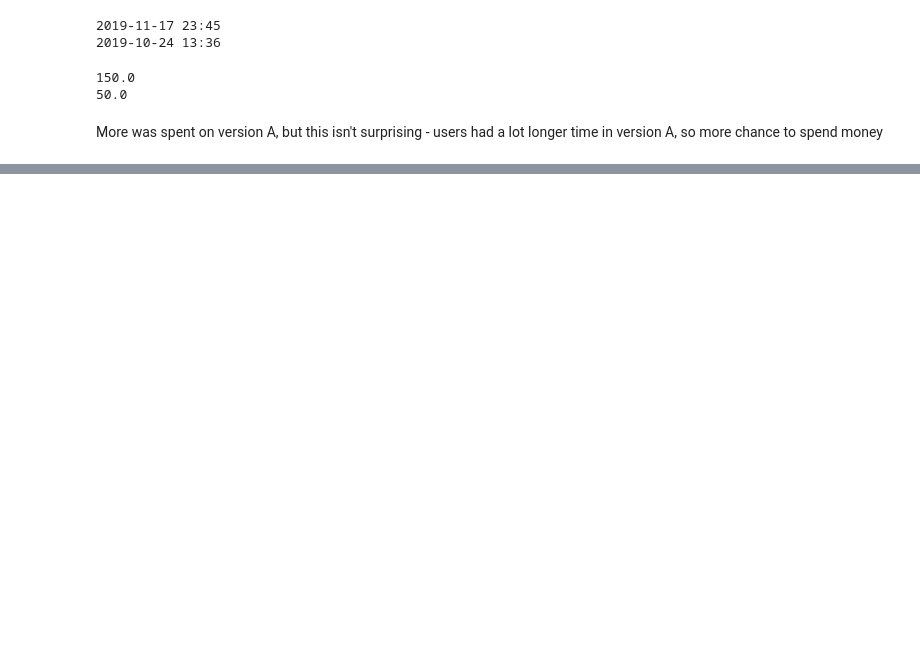
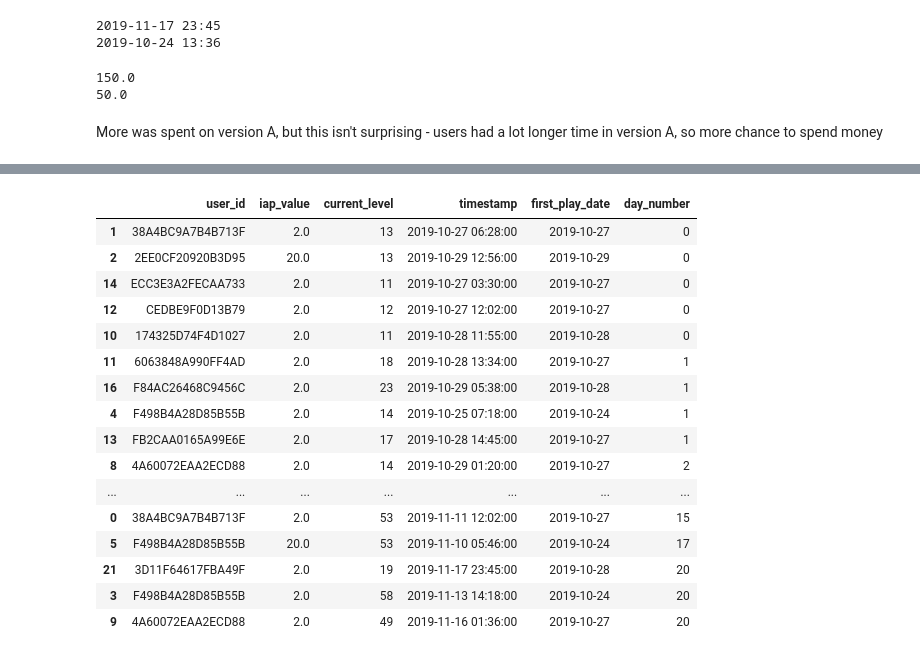
Before and after one commit to tke2101/game-analysis, a Jupyter notebook: Game Analysis.ipynb, the cells around one changed output, grey strips where cells are left out. Cells and saved outputs as stored; diff of their text form; code cells hidden in the pictures; blank space fills up the shorter version.

```diff
--- a/Game Analysis.ipynb
+++ b/Game Analysis.ipynb
@@ -448,0 +658,20 @@ More was spent on version A, but this isn't surprising - users had a lot longer
+# %%
+payments_A.sort_values(by='day_number')
+# %% [output]
+|  | user_id | iap_value | current_level | timestamp | first_play_date | day_number |
+| 1 | 38A4BC9A7B4B713F | 2.0 | 13 | 2019-10-27 06:28:00 | 2019-10-27 | 0 |
+| 2 | 2EE0CF20920B3D95 | 20.0 | 13 | 2019-10-29 12:56:00 | 2019-10-29 | 0 |
+| 14 | ECC3E3A2FECAA733 | 2.0 | 11 | 2019-10-27 03:30:00 | 2019-10-27 | 0 |
+| 12 | CEDBE9F0D13B79 | 2.0 | 12 | 2019-10-27 12:02:00 | 2019-10-27 | 0 |
+| 10 | 174325D74F4D1027 | 2.0 | 11 | 2019-10-28 11:55:00 | 2019-10-28 | 0 |
+| 11 | 6063848A990FF4AD | 2.0 | 18 | 2019-10-28 13:34:00 | 2019-10-27 | 1 |
+| 16 | F84AC26468C9456C | 2.0 | 23 | 2019-10-29 05:38:00 | 2019-10-28 | 1 |
+| 4 | F498B4A28D85B55B | 2.0 | 14 | 2019-10-25 07:18:00 | 2019-10-24 | 1 |
+| 13 | FB2CAA0165A99E6E | 2.0 | 17 | 2019-10-28 14:45:00 | 2019-10-27 | 1 |
+| 8 | 4A60072EAA2ECD88 | 2.0 | 14 | 2019-10-29 01:20:00 | 2019-10-27 | 2 |
+| ... | ... | ... | ... | ... | ... | ... |
+| 0 | 38A4BC9A7B4B713F | 2.0 | 53 | 2019-11-11 12:02:00 | 2019-10-27 | 15 |
+| 5 | F498B4A28D85B55B | 20.0 | 53 | 2019-11-10 05:46:00 | 2019-10-24 | 17 |
+| 21 | 3D11F64617FBA49F | 2.0 | 19 | 2019-11-17 23:45:00 | 2019-10-28 | 20 |
+| 3 | F498B4A28D85B55B | 2.0 | 58 | 2019-11-13 14:18:00 | 2019-10-24 | 20 |
+| 9 | 4A60072EAA2ECD88 | 2.0 | 49 | 2019-11-16 01:36:00 | 2019-10-27 | 20 |
```
Also changed, not shown: parts of 44 cells of this notebook, 1 other file.
